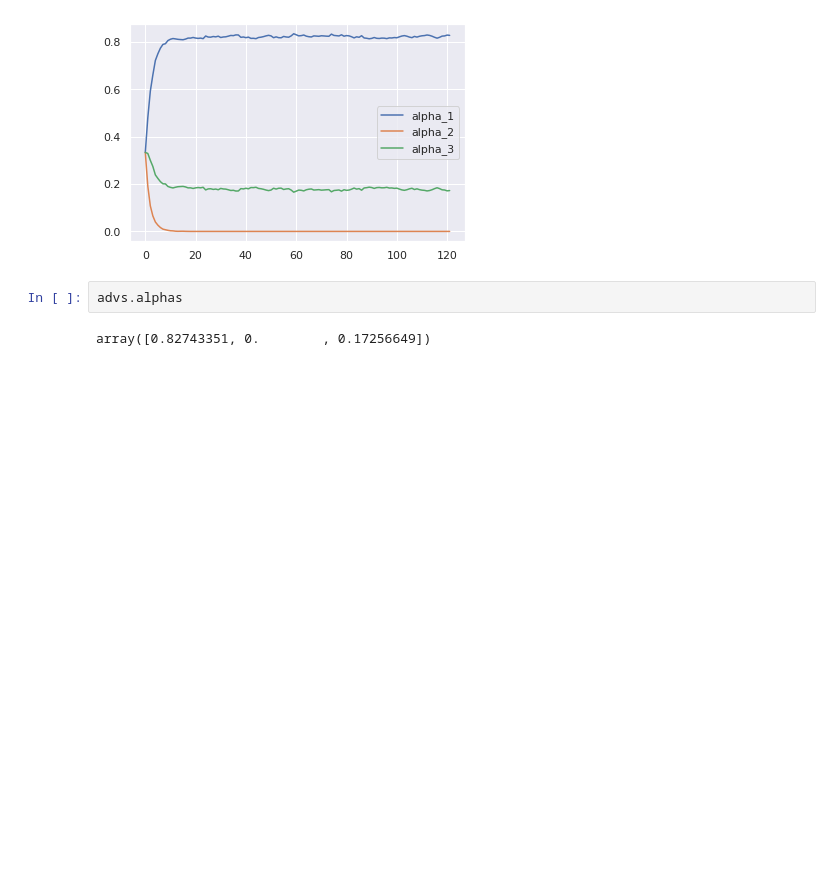
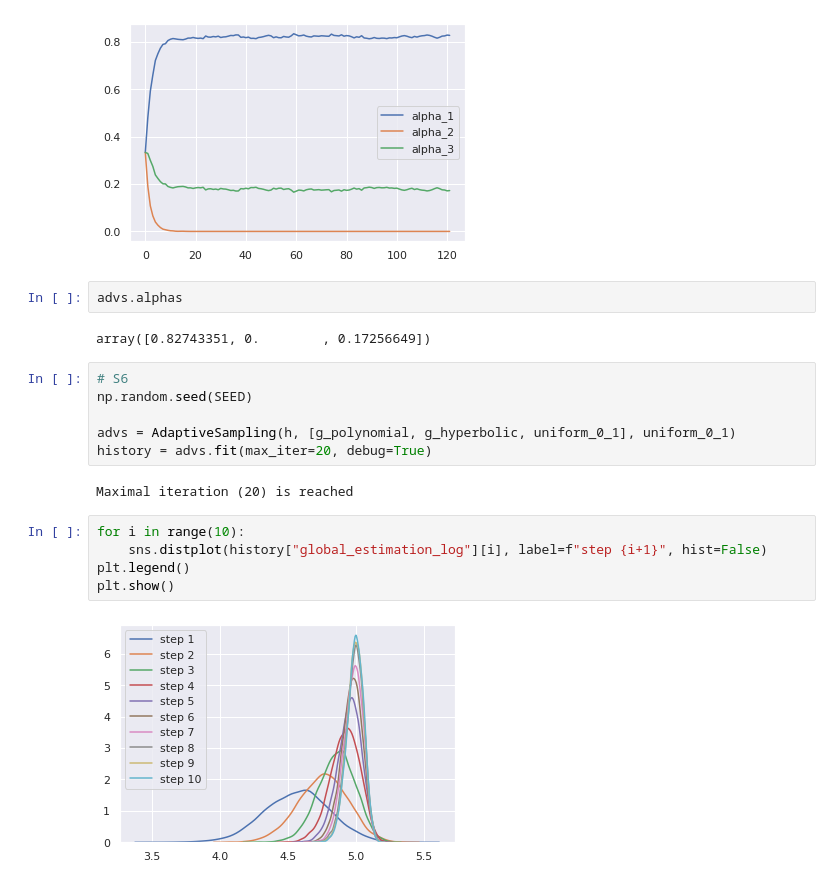
Before and after one commit to stdereka/MAP361P, a Jupyter notebook: project.ipynb, the cells around one changed output. Cells and saved outputs as stored; diff of their text form; blank space fills up the shorter version.

```diff
--- a/project.ipynb
+++ b/project.ipynb
@@ -148,3 +149,18 @@ plt.show()
 advs.alphas
 # %% [output]
 array([0.82743351, 0.        , 0.17256649])
+# %%
+# S6
+np.random.seed(SEED)
+
+advs = AdaptiveSampling(h, [g_polynomial, g_hyperbolic, uniform_0_1], uniform_0_1)
+history = advs.fit(max_iter=20, debug=True)
+# %% [output]
+Maximal iteration (20) is reached
+# %%
+for i in range(10):
+    sns.distplot(history["global_estimation_log"][i], label=f"step {i+1}", hist=False)
+plt.legend()
+plt.show()
+# %% [output]
+[figure, added]
```
Also changed, not shown: parts of 17 cells of this notebook, 1 other file.
